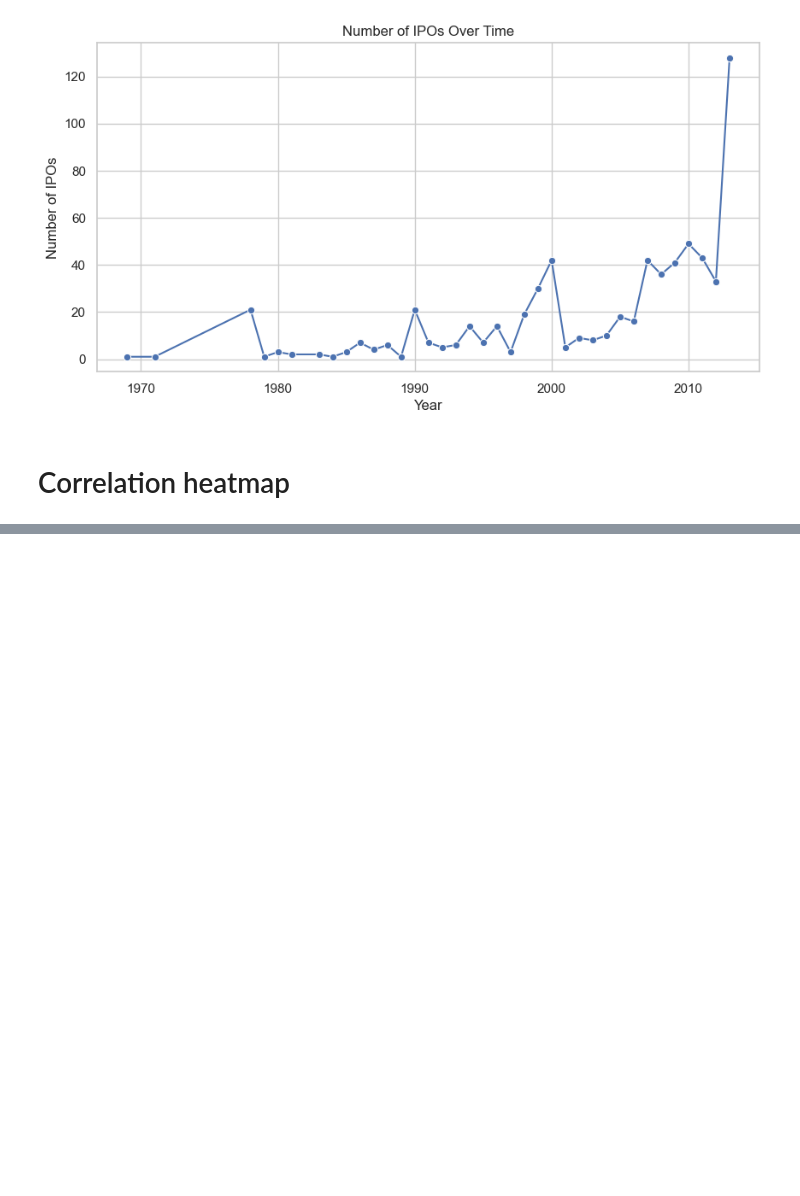
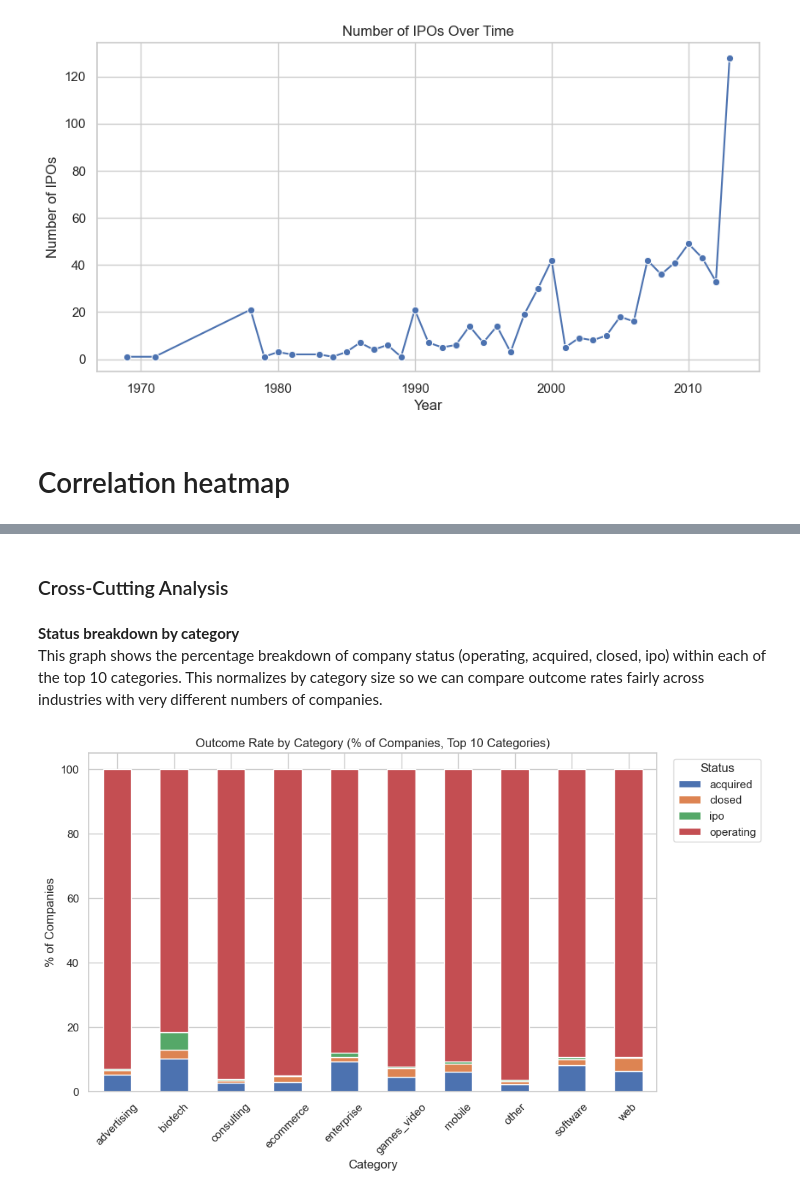
Before and after one commit to Ell-29/VC_ecosystem, a Jupyter notebook: eda.ipynb, the cells around one changed output, grey strips where cells are left out. Cells and saved outputs as stored; diff of their text form; code cells hidden in the pictures; blank space fills up the shorter version.

```diff
--- a/eda.ipynb
+++ b/eda.ipynb
@@ -534,0 +584,26 @@ plt.show()
+# %% [markdown]
+### Cross-Cutting Analysis
+# %% [markdown]
+**Status breakdown by category**<br>
+This graph shows the percentage breakdown of company status (operating, acquired, closed, ipo) within each of the top 10 categories. This normalizes by category size so we can compare outcome rates fairly across industries with very different numbers of companies.
+# %%
+status_by_category = (
+    companies[companies["category_code"].isin(
+        companies["category_code"].value_counts().head(10).index
+    )]
+    .groupby(["category_code", "status"])
+    .size()
+    .unstack(fill_value=0)
+)
+
+status_pct = status_by_category.div(status_by_category.sum(axis=1), axis=0) * 100
+
+status_pct.plot(kind="bar", stacked=True, figsize=(10,6))
+plt.title("Outcome Rate by Category (% of Companies, Top 10 Categories)")
+plt.xlabel("Category")
+plt.ylabel("% of Companies")
+plt.xticks(rotation=45)
+plt.legend(title="Status", bbox_to_anchor=(1.02, 1), loc="upper left")
+plt.show()
+# %% [output]
+[figure, added]
```
Also changed, not shown: parts of 37 cells of this notebook, 5 other files.
